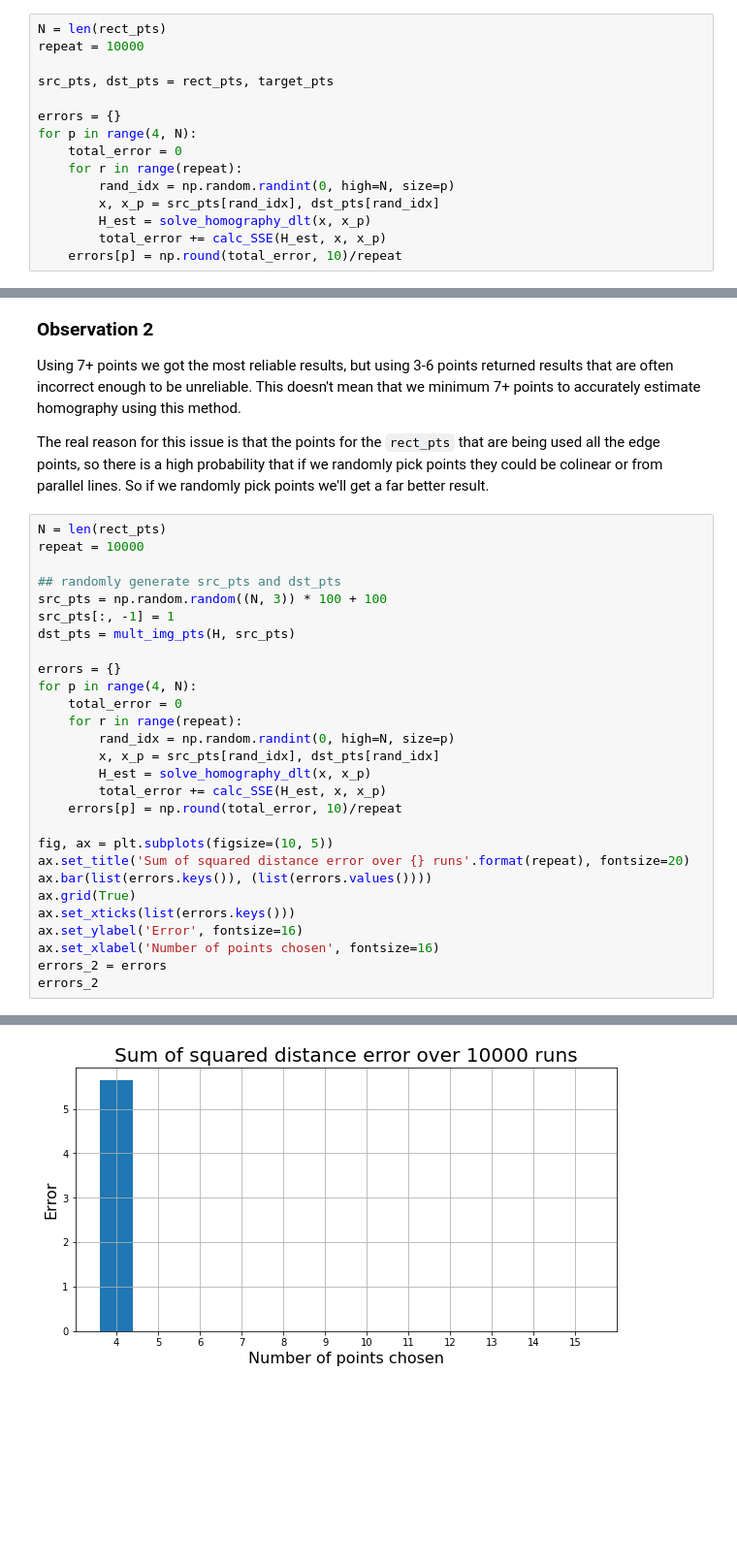
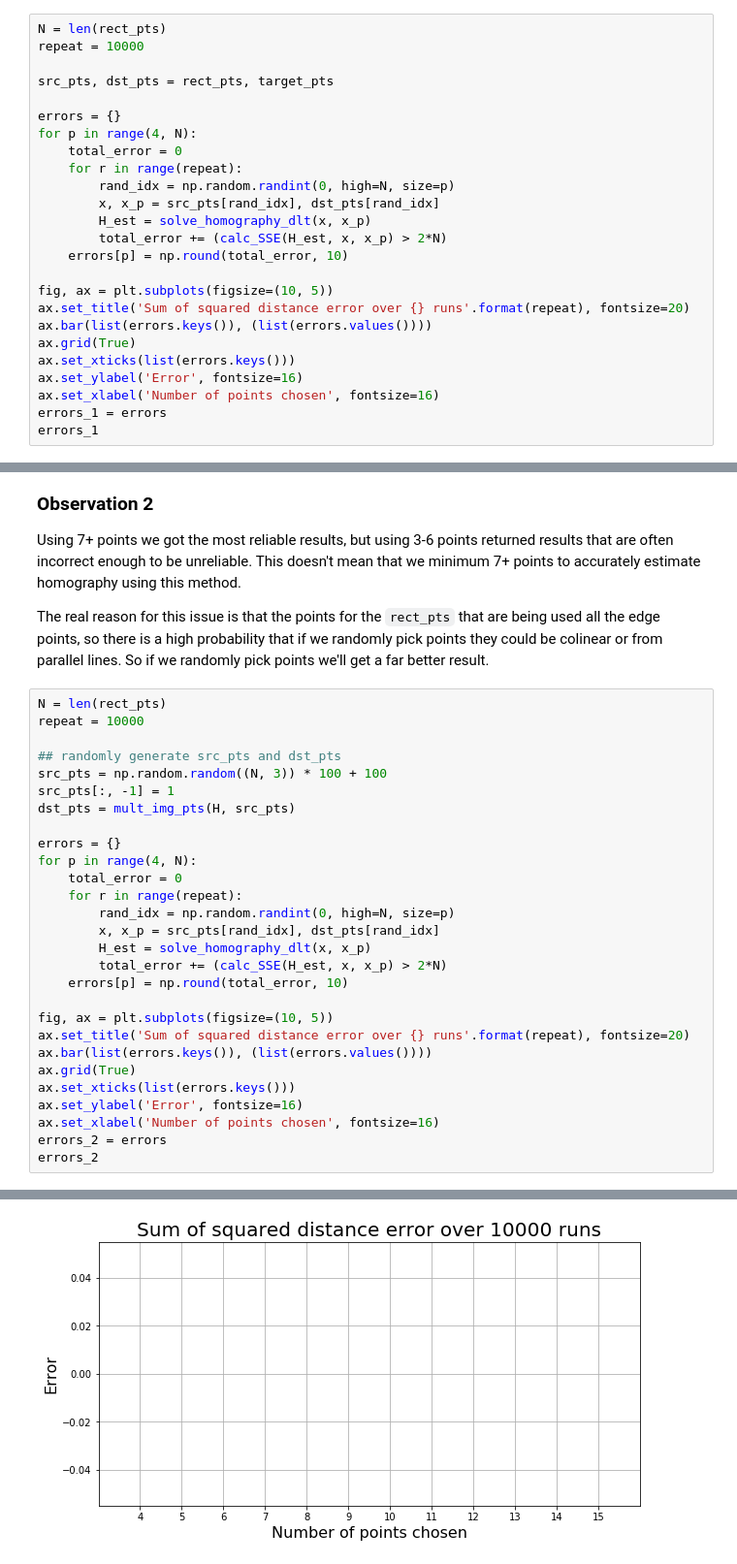
Before and after one commit to jabeerahmed/mvg, a Jupyter notebook: notebooks/ch_4_dlt_estimate.ipynb, the cells around one changed output, grey strips where cells are left out. Shown at 97% size. Saved outputs shown, nothing was run; the diff lists cells and outputs as text; blank space fills up the shorter version.

```diff
--- a/notebooks/ch_4_dlt_estimate.ipynb
+++ b/notebooks/ch_4_dlt_estimate.ipynb
@@ -180,5 +177,15 @@ for p in range(4, N):
         rand_idx = np.random.randint(0, high=N, size=p)
         x, x_p = src_pts[rand_idx], dst_pts[rand_idx]
         H_est = solve_homography_dlt(x, x_p)
-        total_error += calc_SSE(H_est, x, x_p)
-    errors[p] = np.round(total_error, 10)/repeat
+        total_error += (calc_SSE(H_est, x, x_p) > 2*N)
+    errors[p] = np.round(total_error, 10)
+
+fig, ax = plt.subplots(figsize=(10, 5))
+ax.set_title('Sum of squared distance error over {} runs'.format(repeat), fontsize=20)
+ax.bar(list(errors.keys()), (list(errors.values())))
+ax.grid(True)
+ax.set_xticks(list(errors.keys()))
+ax.set_ylabel('Error', fontsize=16)
+ax.set_xlabel('Number of points chosen', fontsize=16)
+errors_1 = errors
+errors_1
@@ -231,8 +229,8 @@ for p in range(4, N):
         rand_idx = np.random.randint(0, high=N, size=p)
         x, x_p = src_pts[rand_idx], dst_pts[rand_idx]
         H_est = solve_homography_dlt(x, x_p)
-        total_error += calc_SSE(H_est, x, x_p)
-    errors[p] = np.round(total_error, 10)/repeat
+        total_error += (calc_SSE(H_est, x, x_p) > 2*N)
+    errors[p] = np.round(total_error, 10)
 
 fig, ax = plt.subplots(figsize=(10, 5))
 ax.set_title('Sum of squared distance error over {} runs'.format(repeat), fontsize=20)
@@ -259,4 +246,4 @@ errors_2
-[figure, old version]
+[figure, new version]
 # %%
 fig, (ax1, ax2) = plt.subplots(1, 2, figsize=(25, 10), sharey=True)
 ax1.set_title('SSE using rectangular edge points', fontsize=20)
```
Also changed, not shown: parts of 7 cells of this notebook.
